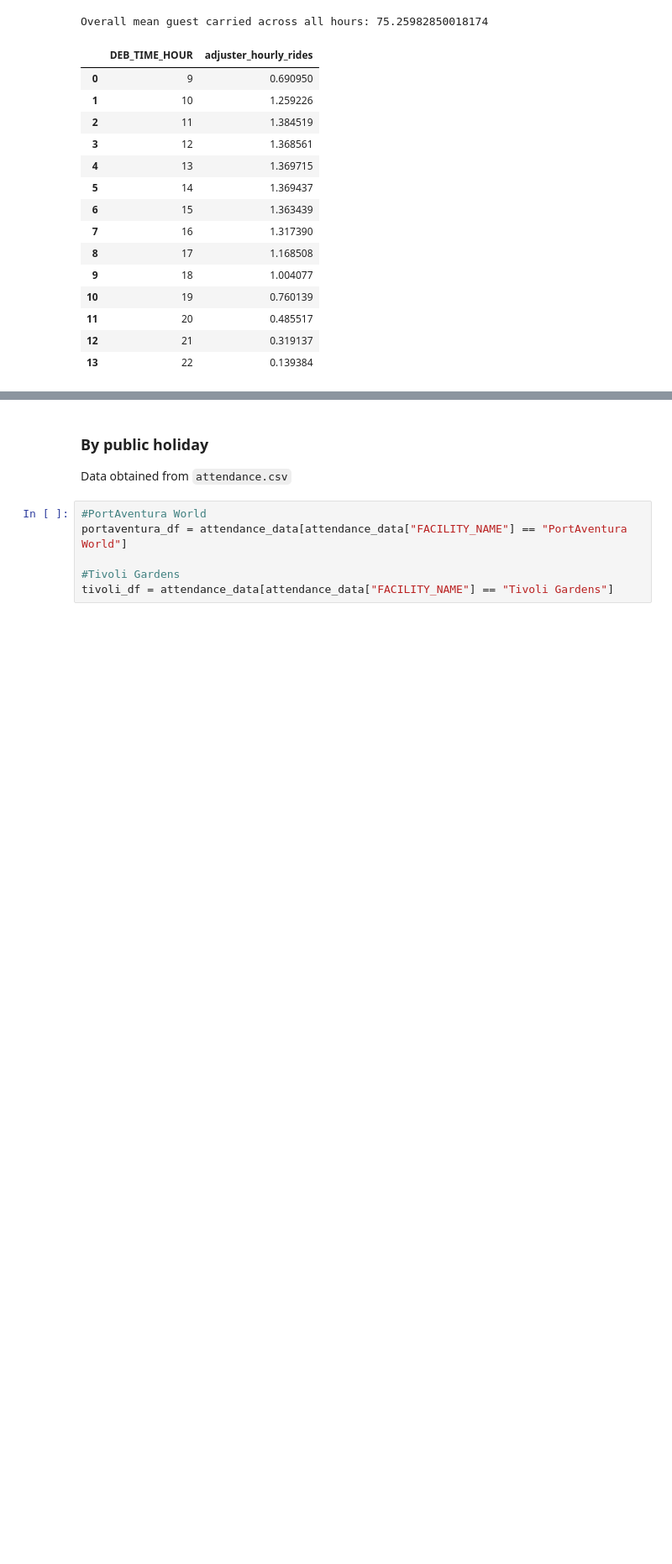
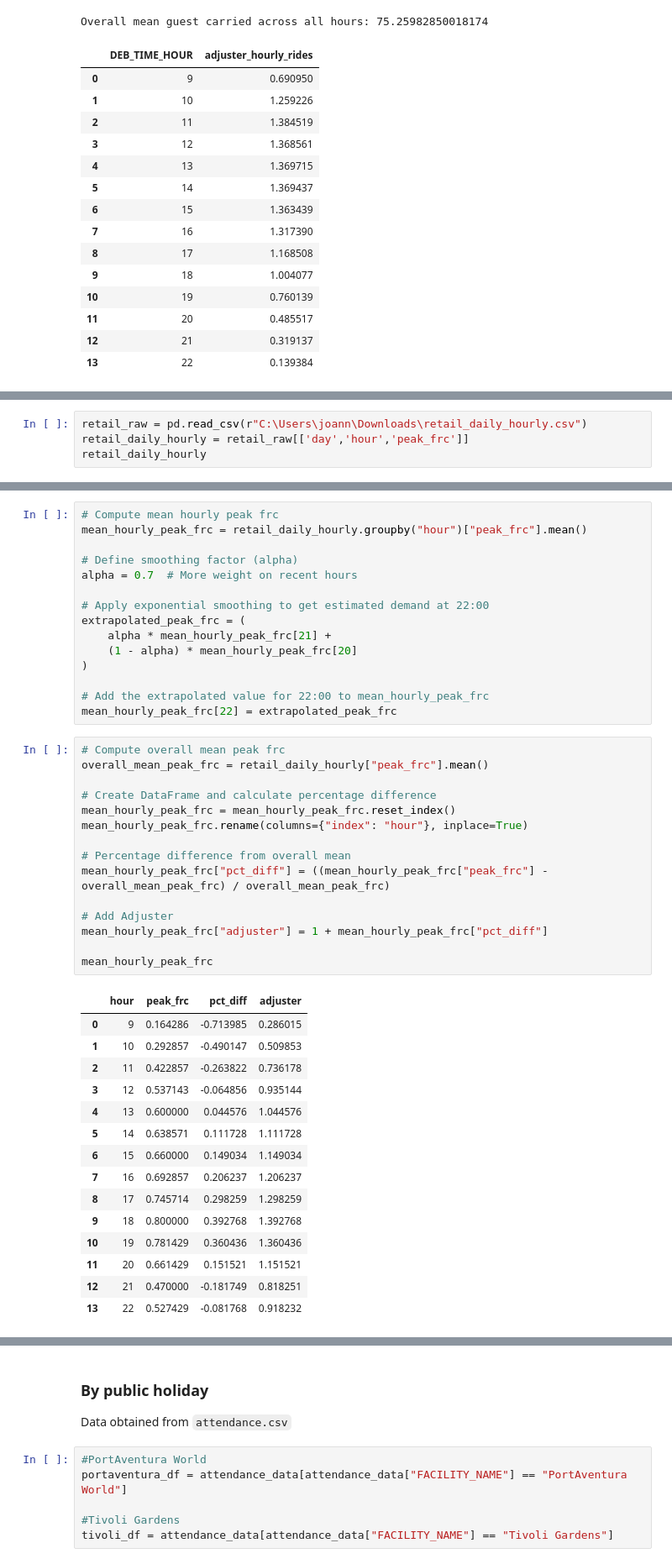
Before and after one commit to reallyjustalan/DSA3101_Group8_Project1, a Jupyter notebook: B3/DSA3101_B3_Modelling.ipynb, the cells around one changed output, grey strips where cells are left out. Shown at 84% size. Drawn from its saved outputs; the diff is of its cells as text; blank space fills up the shorter version.

```diff
--- a/B3/DSA3101_B3_Modelling.ipynb
+++ b/B3/DSA3101_B3_Modelling.ipynb
@@ -139,0 +235,4 @@ Overall mean guest carried across all hours: 75.25982850018174
+# %%
+retail_raw = pd.read_csv(r"C:\Users\joann\Downloads\retail_daily_hourly.csv")
+retail_daily_hourly = retail_raw[['day','hour','peak_frc']]
+retail_daily_hourly
@@ -139,0 +253,46 @@ Overall mean guest carried across all hours: 75.25982850018174
+# %%
+# Compute mean hourly peak frc
+mean_hourly_peak_frc = retail_daily_hourly.groupby("hour")["peak_frc"].mean()
+
+# Define smoothing factor (alpha)
+alpha = 0.7  # More weight on recent hours
+
+# Apply exponential smoothing to get estimated demand at 22:00
+extrapolated_peak_frc = (
+    alpha * mean_hourly_peak_frc[21] +
+    (1 - alpha) * mean_hourly_peak_frc[20]
+)
+
+# Add the extrapolated value for 22:00 to mean_hourly_peak_frc
+mean_hourly_peak_frc[22] = extrapolated_peak_frc
+# %%
+# Compute overall mean peak frc
+overall_mean_peak_frc = retail_daily_hourly["peak_frc"].mean()
+
+# Create DataFrame and calculate percentage difference
+mean_hourly_peak_frc = mean_hourly_peak_frc.reset_index()
+mean_hourly_peak_frc.rename(columns={"index": "hour"}, inplace=True)
+
+# Percentage difference from overall mean
+mean_hourly_peak_frc["pct_diff"] = ((mean_hourly_peak_frc["peak_frc"] - overall_mean_peak_frc) / overall_mean_peak_frc)
+
+# Add Adjuster
+mean_hourly_peak_frc["adjuster"] = 1 + mean_hourly_peak_frc["pct_diff"]
+
+mean_hourly_peak_frc
+# %% [output]
+|  | hour | peak_frc | pct_diff | adjuster |
+| 0 | 9 | 0.164286 | -0.713985 | 0.286015 |
+| 1 | 10 | 0.292857 | -0.490147 | 0.509853 |
+| 2 | 11 | 0.422857 | -0.263822 | 0.736178 |
+| 3 | 12 | 0.537143 | -0.064856 | 0.935144 |
+| 4 | 13 | 0.600000 | 0.044576 | 1.044576 |
+| 5 | 14 | 0.638571 | 0.111728 | 1.111728 |
+| 6 | 15 | 0.660000 | 0.149034 | 1.149034 |
+| 7 | 16 | 0.692857 | 0.206237 | 1.206237 |
+| 8 | 17 | 0.745714 | 0.298259 | 1.298259 |
+| 9 | 18 | 0.800000 | 0.392768 | 1.392768 |
+| 10 | 19 | 0.781429 | 0.360436 | 1.360436 |
+| 11 | 20 | 0.661429 | 0.151521 | 1.151521 |
+| 12 | 21 | 0.470000 | -0.181749 | 0.818251 |
+| 13 | 22 | 0.527429 | -0.081768 | 0.918232 |
```
Also changed, not shown: parts of 19 cells of this notebook.
